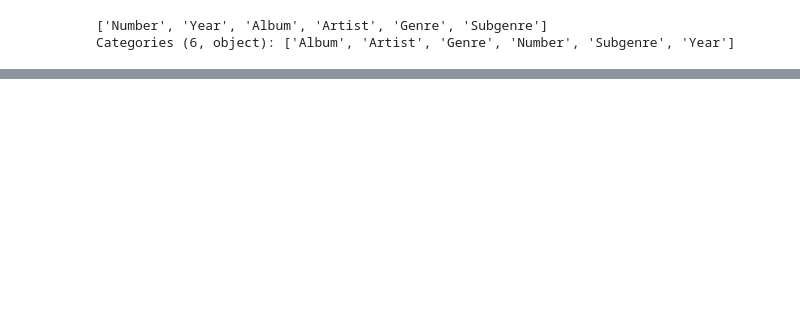
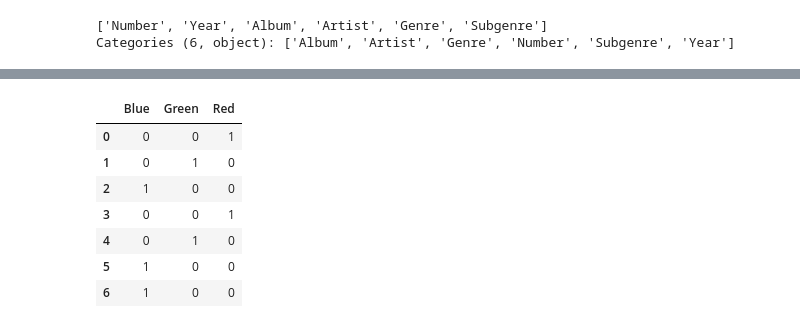
Before and after one commit to Darshan0902/KAGGLE., a Jupyter notebook: N6|Pandas Playground|EDA|Constant Experimentation | Version 7.ipynb, the cells around one changed output, grey strips where cells are left out. Cells and saved outputs as stored; diff of their text form; code cells hidden in the pictures; blank space fills up the shorter version.

```diff
--- a/N6|Pandas Playground|EDA|Constant Experimentation | Version 7.ipynb
+++ b/N6|Pandas Playground|EDA|Constant Experimentation | Version 7.ipynb
@@ -870,0 +934,17 @@ Categories (6, object): ['Album', 'Artist', 'Genre', 'Number', 'Subgenre', 'Year
+# %%
+import pandas as pd
+
+data = {'Color': ['Red', 'Green', 'Blue', 'Red',"Green","Blue","Blue",]}
+df = pd.DataFrame(data)
+
+dummy_df = pd.get_dummies(df['Color'])
+dummy_df
+# %% [output]
+|  | Blue | Green | Red |
+| 0 | 0 | 0 | 1 |
+| 1 | 0 | 1 | 0 |
+| 2 | 1 | 0 | 0 |
+| 3 | 0 | 0 | 1 |
+| 4 | 0 | 1 | 0 |
+| 5 | 1 | 0 | 0 |
+| 6 | 1 | 0 | 0 |
```
Also changed, not shown: parts of 20 cells of this notebook.
